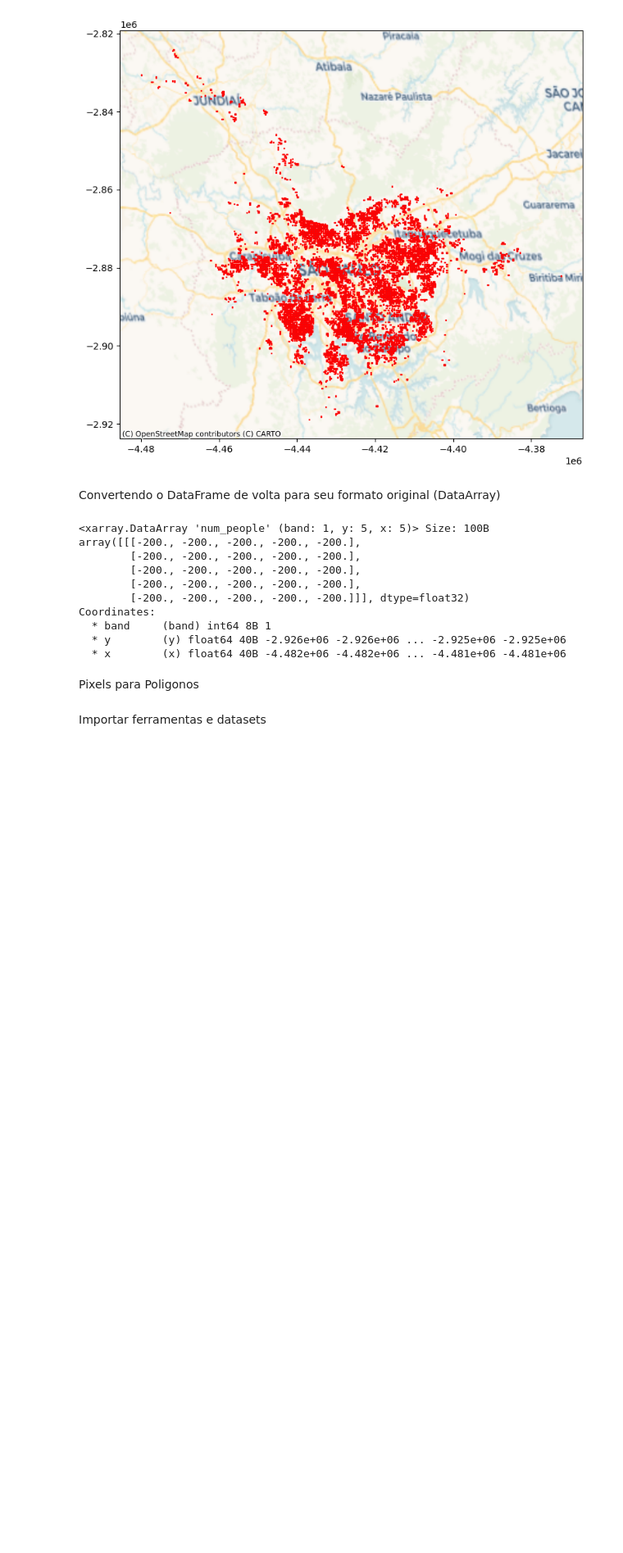
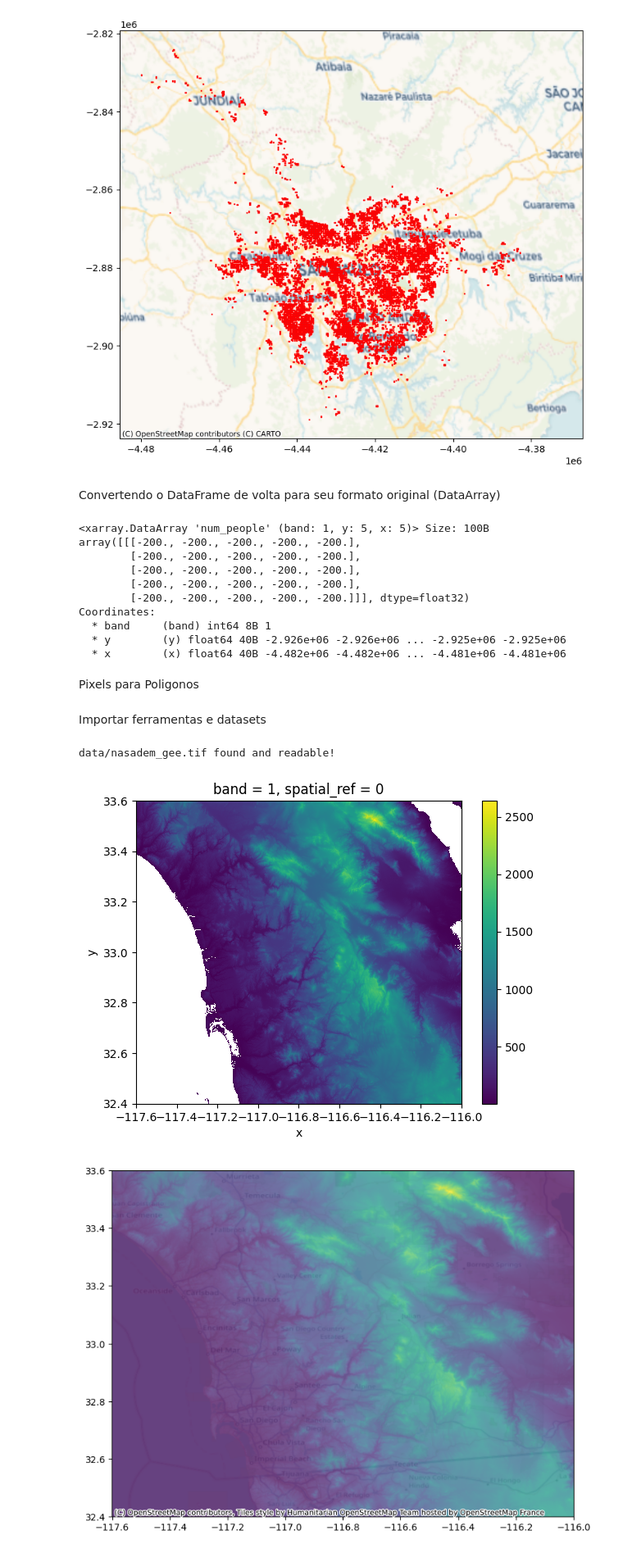
Before and after one commit to henrqueDev/Geographic-Data-Science-with-Python-Scripts, a Jupyter notebook: spatial_data.ipynb, the cells around one changed output. Shown at 82% size. Saved outputs shown, nothing was run; the diff lists cells and outputs as text; code cells hidden in the pictures; blank space fills up the shorter version.

Commit message:
:construction: spatial data hybrids examples

```diff
--- a/spatial_data.ipynb
+++ b/spatial_data.ipynb
@@ -422,0 +428,33 @@ Importar ferramentas e datasets
+# %%
+import geemap
+import pandas as pd
+import rioxarray
+import matplotlib.pyplot as plt
+import contextily as cx
+from rasterio.plot import show as rioshow
+import rasterio
+
+image = ee.Image('NASA/NASADEM_HGT/001')
+elevation = image.select('elevation')
+
+region = ee.Geometry.BBox(-117.6, 32.4, -116, 33.6)
+
+out_tif = "data/nasadem_gee.tif"
+
+try:
+    with open(out_tif, "r") as file:
+        print(f'{file.name} found and readable!')
+except:
+    geemap.ee_export_image(elevation, filename=out_tif, scale=60, region=region)
+
+dem = rioxarray.open_rasterio(out_tif).sel(band=1)
+dem.where(dem > 0).plot.imshow()
+
+f, ax = plt.subplots(1, figsize=(9, 9))
+r = rasterio.open(out_tif)
+rioshow(r, zorder=1, alpha=0.75, ax=ax)
+cx.add_basemap(ax, alpha=0.5, crs=r.crs)
+# %% [output]
+data/nasadem_gee.tif found and readable!
+[figure, added]
+[figure, added]
```
Also changed, not shown: parts of 10 cells of this notebook, 5 other files.
